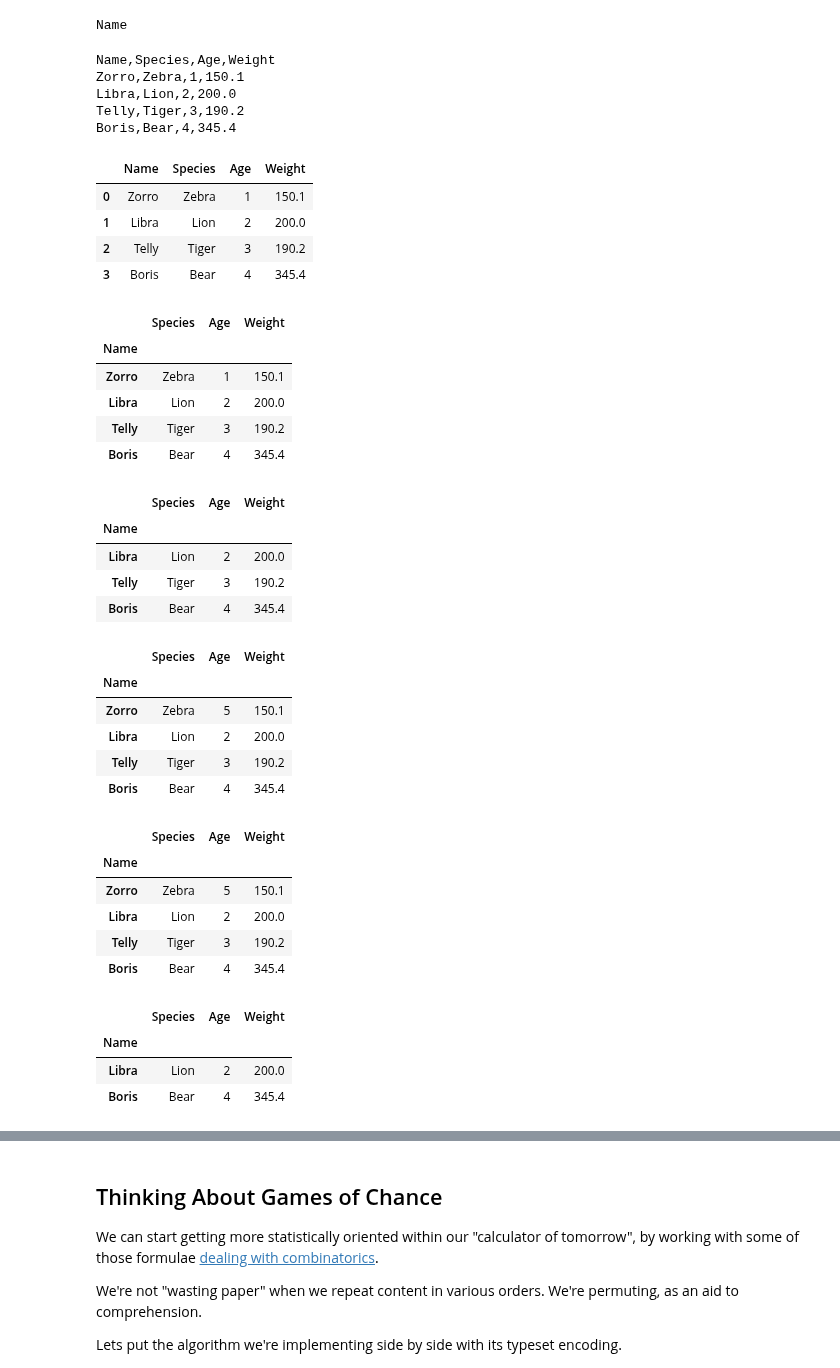
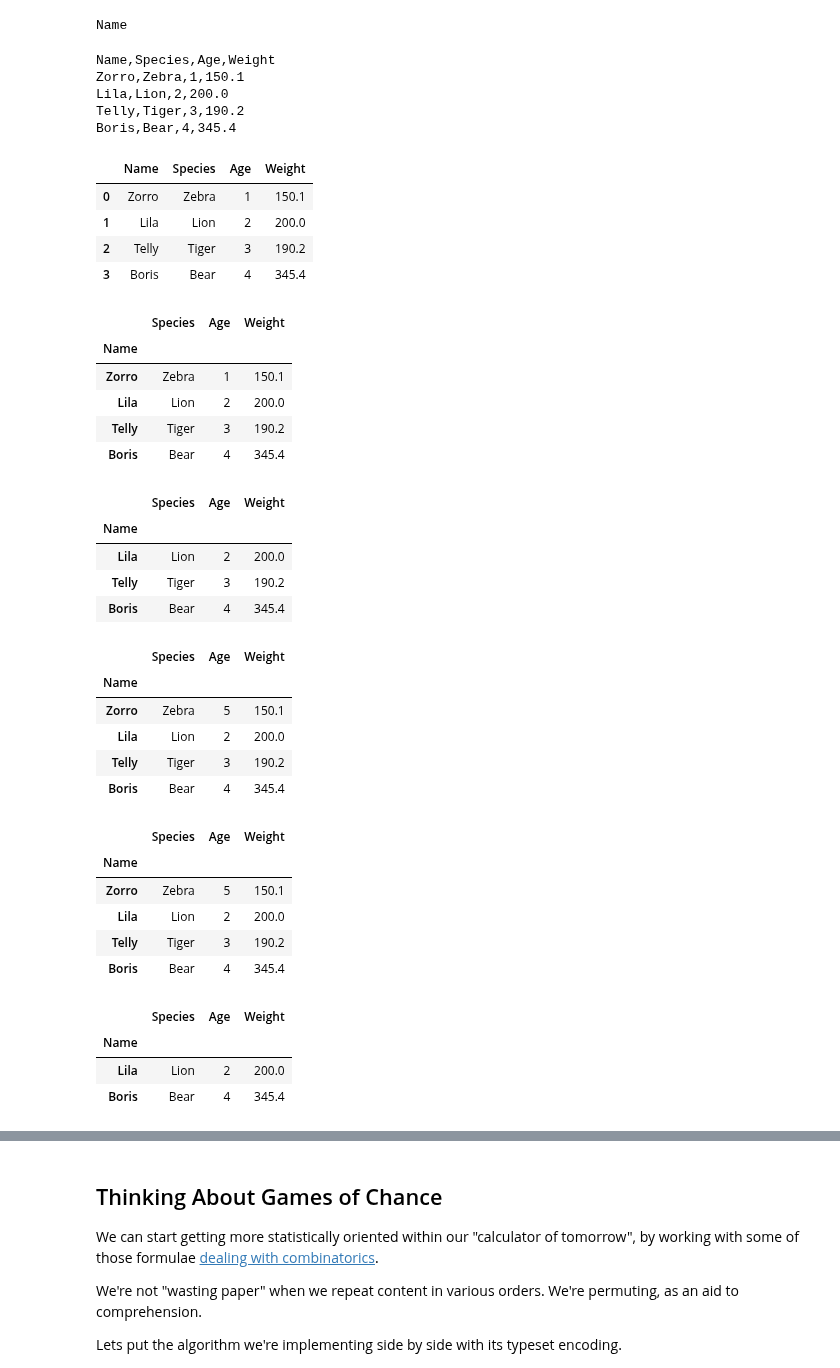
Before and after one commit to 4dsolutions/Curriculum_Development, a Jupyter notebook: IntroDS002.ipynb, the cells around one changed output, grey strips where cells are left out. Saved outputs shown, nothing was run; the diff lists cells and outputs as text; code cells hidden in the pictures.

```diff
--- a/IntroDS002.ipynb
+++ b/IntroDS002.ipynb
@@ -254,13 +254,14 @@ pd.__version__
 # %% [markdown]
 A first DataFrame.  pandas gives us so many ways to get the ball rolling.  However one of the most straightforward ways is by subitting a dictionary, with keys giving column names, and values giving vertically sequenced data.
 # %%
+# regular python conventions
 zoo = pd.DataFrame({"Species":["Zebra","Lion","Tiger","Bear"],
-                    "Name":["Zorro", "Libra", "Telly", "Boris"],
-                    "Age":[1,2,3,4],
+                    "Name":["Zorro", "Lila", "Telly", "Boris"],
+                    "Age":[1,2,3,4],  # integers, not exact
                     "Weight":[150.1, 200.0, 190.2, 345.4]})
 
 zoo.set_index("Name", inplace=True)
-zoo
+zoo  # this works too
 # %% [output]
 |  | Species | Age | Weight |
 | Name |  |  |  |
@@ -304,7 +311,7 @@ with open("zoo.csv", "w") as f:
 # %% [output]
 Name,Species,Age,Weight
 Zorro,Zebra,1,150.1
-Libra,Lion,2,200.0
+Lila,Lion,2,200.0
 Telly,Tiger,3,190.2
 Boris,Bear,4,345.4
 # %%
@@ -314,7 +321,7 @@ zoo
 # %% [output]
 |  | Name | Species | Age | Weight |
 | 0 | Zorro | Zebra | 1 | 150.1 |
-| 1 | Libra | Lion | 2 | 200.0 |
+| 1 | Lila | Lion | 2 | 200.0 |
 | 2 | Telly | Tiger | 3 | 190.2 |
 | 3 | Boris | Bear | 4 | 345.4 |
 # %%
@@ -324,15 +331,15 @@ zoo
 |  | Species | Age | Weight |
 | Name |  |  |  |
 | Zorro | Zebra | 1 | 150.1 |
-| Libra | Lion | 2 | 200.0 |
+| Lila | Lion | 2 | 200.0 |
 | Telly | Tiger | 3 | 190.2 |
 | Boris | Bear | 4 | 345.4 |
 # %%
-zoo.loc["Libra":"Boris"]
+zoo.loc['Lila':'Boris']
 # %% [output]
 |  | Species | Age | Weight |
 | Name |  |  |  |
-| Libra | Lion | 2 | 200.0 |
+| Lila | Lion | 2 | 200.0 |
 | Telly | Tiger | 3 | 190.2 |
 | Boris | Bear | 4 | 345.4 |
 # %%
@@ -342,7 +349,7 @@ zoo
 |  | Species | Age | Weight |
 | Name |  |  |  |
 | Zorro | Zebra | 5 | 150.1 |
-| Libra | Lion | 2 | 200.0 |
+| Lila | Lion | 2 | 200.0 |
 | Telly | Tiger | 3 | 190.2 |
 | Boris | Bear | 4 | 345.4 |
 # %%
@@ -351,7 +358,7 @@ zoo
 |  | Species | Age | Weight |
 | Name |  |  |  |
 | Zorro | Zebra | 5 | 150.1 |
-| Libra | Lion | 2 | 200.0 |
+| Lila | Lion | 2 | 200.0 |
 | Telly | Tiger | 3 | 190.2 |
 | Boris | Bear | 4 | 345.4 |
 # %%
@@ -360,5 +367,5 @@
 # %% [output]
 |  | Species | Age | Weight |
 | Name |  |  |  |
-| Libra | Lion | 2 | 200.0 |
+| Lila | Lion | 2 | 200.0 |
 | Boris | Bear | 4 | 345.4 |
```
Also changed, not shown: parts of 19 cells of this notebook, 4 other files.
